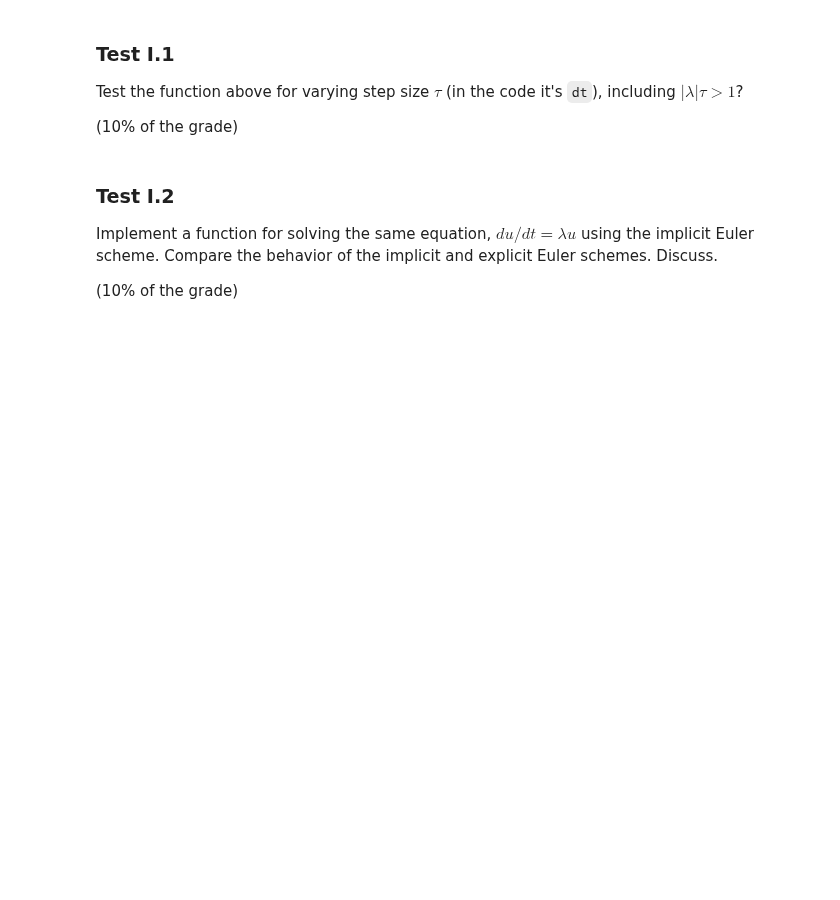
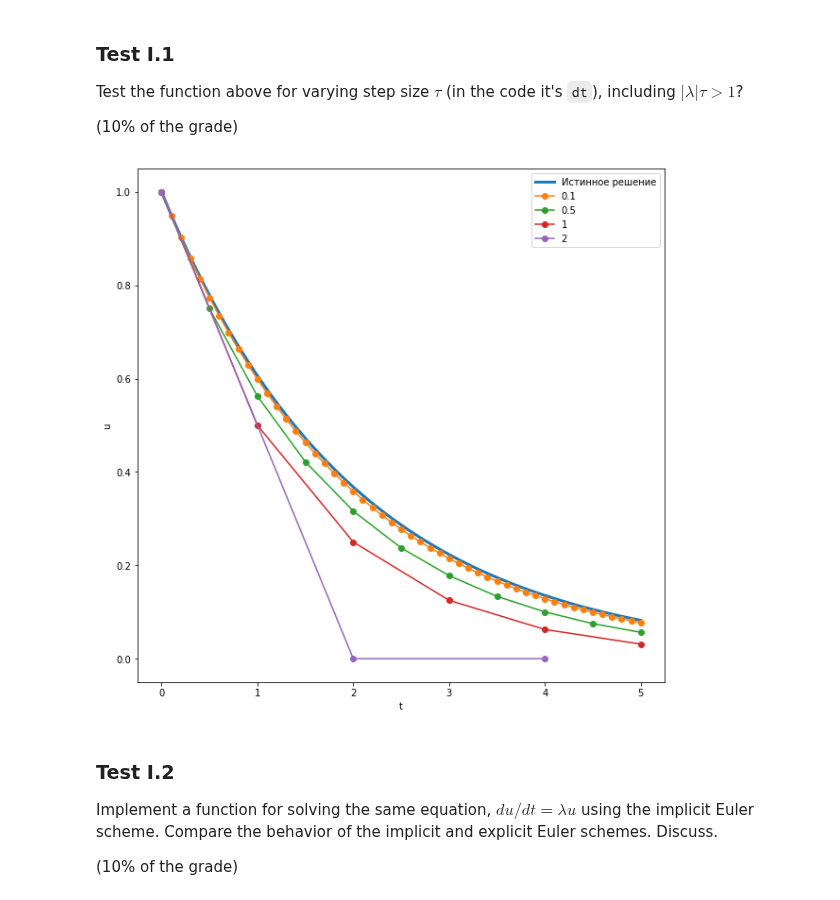
Before and after one commit to ev-br/CP2020, a Jupyter notebook: week_7_IVP_ODE.ipynb, the cells around one changed output. Drawn from its saved outputs; the diff is of its cells as text; code cells hidden in the pictures; blank space fills up the shorter version.

```diff
--- a/week_7_IVP_ODE.ipynb
+++ b/week_7_IVP_ODE.ipynb
@@ -47,3 +44,17 @@ Test the function above for varying step size $\tau$ (in the code it's `dt`), in
+# %%
+plt.figure(figsize=(10, 10))
+x_grid = np.linspace(0, 5, int(1e3))
+plt.plot(x_grid, np.exp(lam*x_grid), '-', lw=3, label='Истинное решение')
+
+for tau in [0.1,0.5, 1, 2]:
+    tt, y = euler_solve(lam, u0=1.0, T=5, dt=tau)
+    plt.plot(tt, y, 'o-', label=tau)
+    plt.legend()
+    plt.xlabel('t')
+    plt.ylabel('u')
+plt.show()
+# %% [output]
+[figure, added]
 # %% [markdown]
 ### Test I.2
 
```
Also changed, not shown: parts of 17 cells of this notebook.
